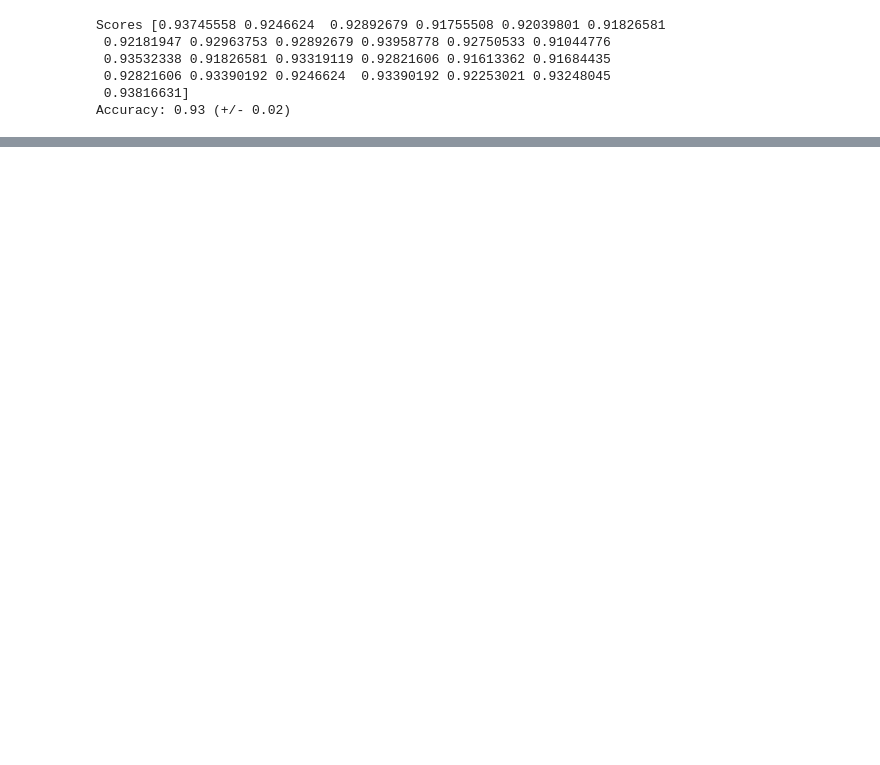
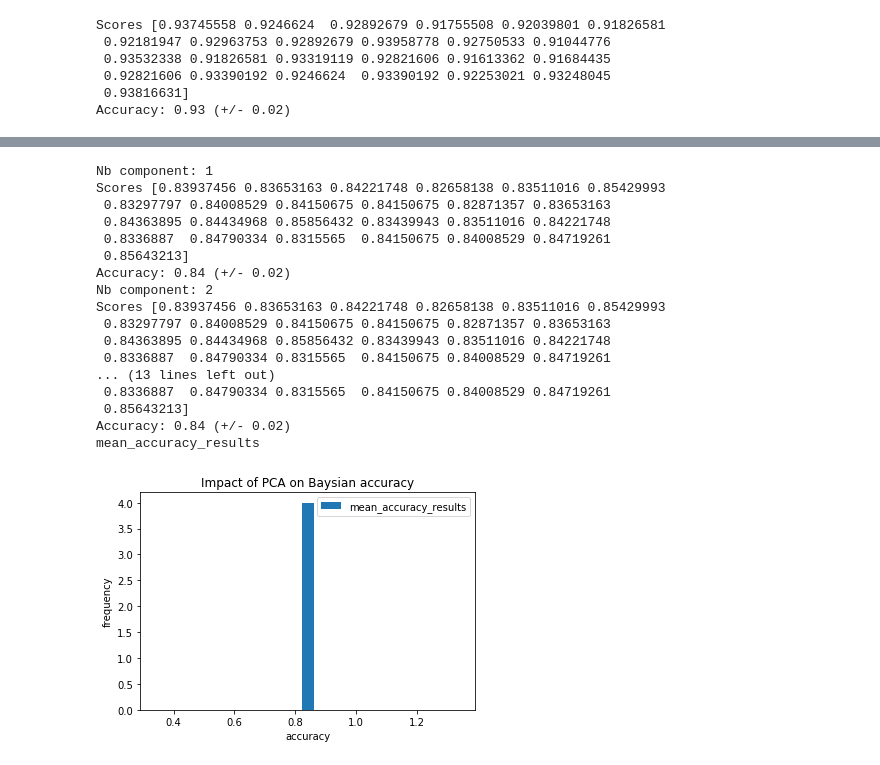
Before and after one commit to vipulpopat/MSCAI_CE4021_Project, a Jupyter notebook: Baysian_rewrite.ipynb, the cells around one changed output, grey strips where cells are left out. Cells and saved outputs as stored; diff of their text form; code cells hidden in the pictures; blank space fills up the shorter version.

```diff
--- a/Baysian_rewrite.ipynb
+++ b/Baysian_rewrite.ipynb
@@ -388,0 +438,40 @@ TODO: Add diagrams
+# %%
+min_nb_component = 1
+max_nb_component = 5
+mean_accuracy_results = []
+
+for nb_component in range (min_nb_component, max_nb_component):
+    print("Nb component:", nb_component)
+
+    pca = PCA(nb_component)
+    data_pca = pca.fit_transform(data)
+    mean_accuracy_results.append(do_cross_validation(data_pca, target).mean())
+
+print("mean_accuracy_results")
+
+
+plt.hist([mean_accuracy_results], 25, label=['mean_accuracy_results'])
+plt.legend(loc='upper right')
+plt.xlabel("accuracy")
+plt.ylabel("frequency")
+plt.title("Impact of PCA on Baysian accuracy")
+plt.show()
+# %% [output]
+Nb component: 1
+Scores [0.83937456 0.83653163 0.84221748 0.82658138 0.83511016 0.85429993
+ 0.83297797 0.84008529 0.84150675 0.84150675 0.82871357 0.83653163
+ 0.84363895 0.84434968 0.85856432 0.83439943 0.83511016 0.84221748
+ 0.8336887  0.84790334 0.8315565  0.84150675 0.84008529 0.84719261
+ 0.85643213]
+Accuracy: 0.84 (+/- 0.02)
+Nb component: 2
+Scores [0.83937456 0.83653163 0.84221748 0.82658138 0.83511016 0.85429993
+ 0.83297797 0.84008529 0.84150675 0.84150675 0.82871357 0.83653163
+ 0.84363895 0.84434968 0.85856432 0.83439943 0.83511016 0.84221748
+ 0.8336887  0.84790334 0.8315565  0.84150675 0.84008529 0.84719261
+... (13 lines left out)
+ 0.8336887  0.84790334 0.8315565  0.84150675 0.84008529 0.84719261
+ 0.85643213]
+Accuracy: 0.84 (+/- 0.02)
+mean_accuracy_results
+[figure, added]
```
Also changed, not shown: parts of 23 cells of this notebook.
